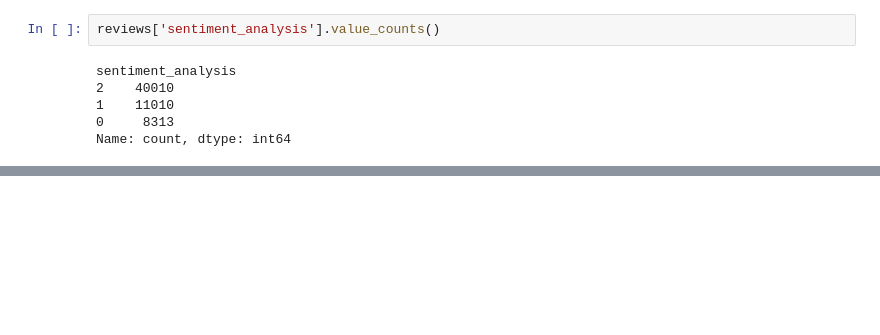
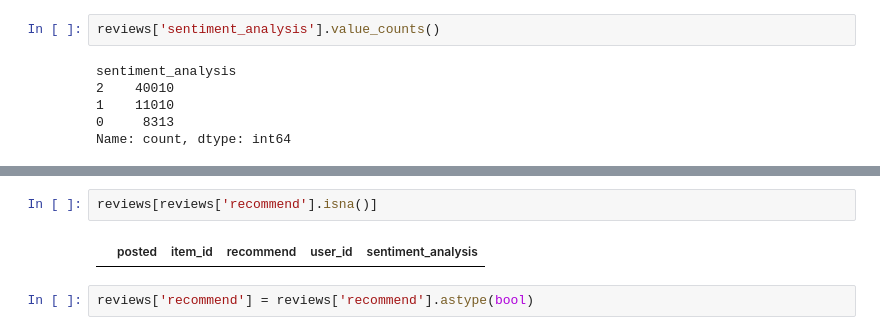
Before and after one commit to PrietoPy/PI_ML_OPS-PT, a Jupyter notebook: Notebooks/ETL - FE - reviews.ipynb, the cells around one changed output, grey strips where cells are left out. Saved outputs shown, nothing was run; the diff lists cells and outputs as text; blank space fills up the shorter version.

```diff
--- a/Notebooks/ETL - FE - reviews.ipynb
+++ b/Notebooks/ETL - FE - reviews.ipynb
@@ -328,0 +409,6 @@ Name: count, dtype: int64
+# %%
+reviews[reviews['recommend'].isna()]
+# %% [output]
+|  | posted | item_id | recommend | user_id | sentiment_analysis |
+# %%
+reviews['recommend'] = reviews['recommend'].astype(bool)
```
Also changed, not shown: parts of 19 cells of this notebook, 8 other files.
